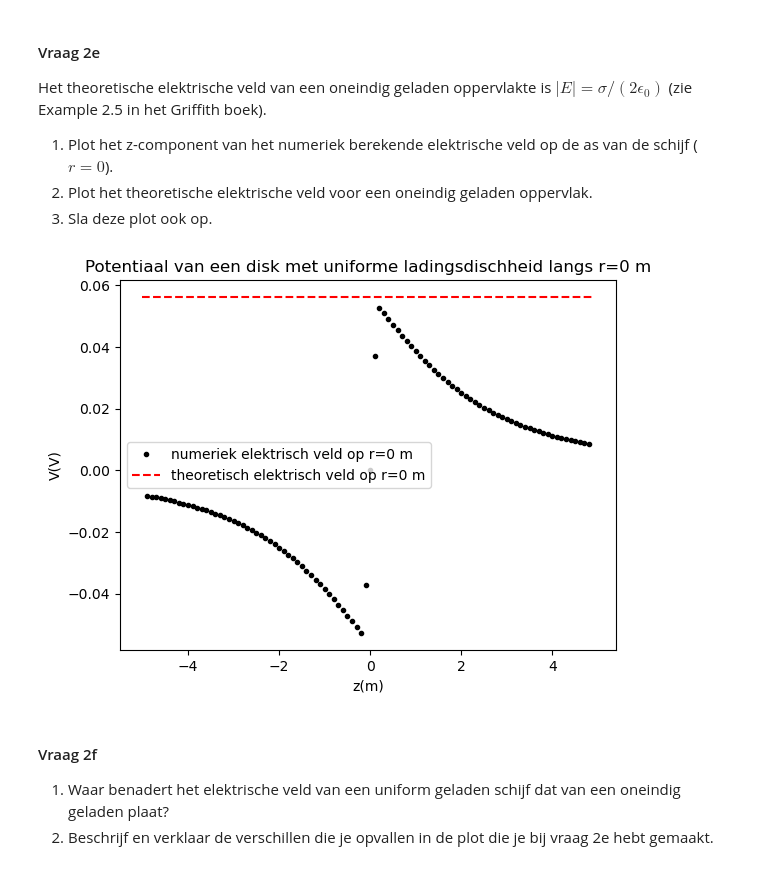
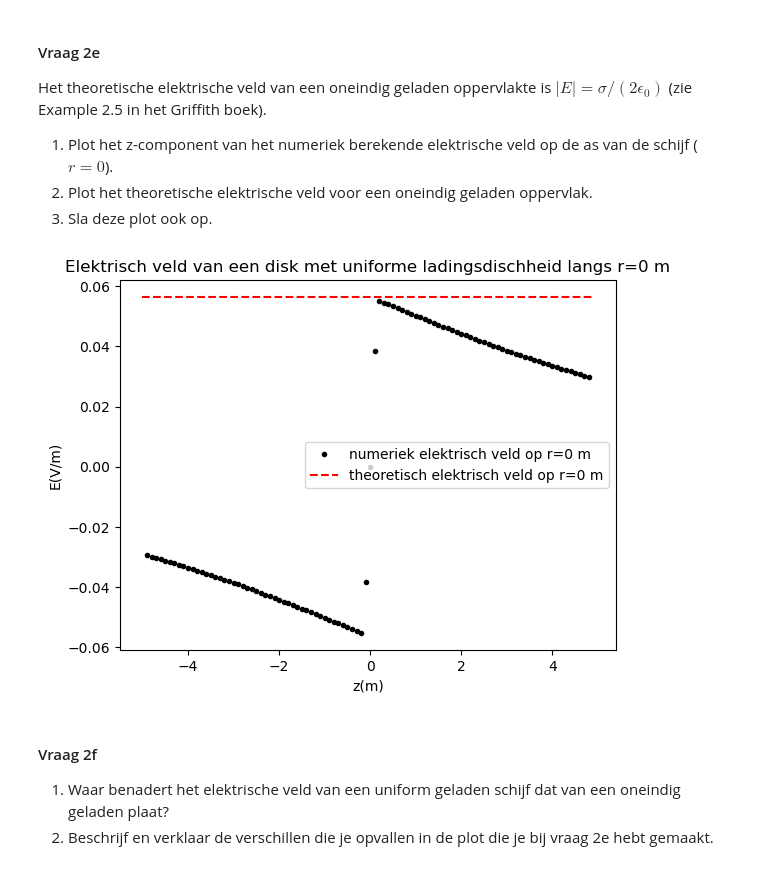
Before and after one commit to beanmachine123/opdrachten-DEF-D, a Jupyter notebook: DigitaleOntwerpopdrachten/1CondensatorOpdracht/CondensatorOntwerpopdracht.ipynb, the cells around one changed output. Cells and saved outputs as stored; diff of their text form; code cells hidden in the pictures.

```diff
--- a/DigitaleOntwerpopdrachten/1CondensatorOpdracht/CondensatorOntwerpopdracht.ipynb
+++ b/DigitaleOntwerpopdrachten/1CondensatorOpdracht/CondensatorOntwerpopdracht.ipynb
@@ -156,7 +156,7 @@ de gevonden exponent is: -1.91 ± 0.02 dit komt niet overeen met de theoretische
 In de code hieronder wordt een geladen schijf gemaakt via het superpositie principe. Dit wordt gedaan door een rooster van punten in de ruimte te creëren, alle punten die voldoen aan $z = 0$ m en $r < R$ krijgen een lading charge_one_point en vanuit hier wordt het potentiaal bepaald. Hier is de $z$-as de as van de schijf en de r as de afstand tot de $z$-as.
 # %%
 # In vraag 2.1 wordt naar deze cel verwezen.
-disk_radius = 3  # (m)
+disk_radius = 9  # (m)
 grid_step = 0.1  # (m)
 z_coord_DISK = 0  # (m) positie van de schijf op de z-as
 inter_charge_distance = grid_step  # (m) afstand tussen punt ladingen
@@ -269,20 +268,20 @@ Het theoretische elektrische veld van een oneindig geladen oppervlakte is $|E| =
 # %%
 def theoretisch_veld_oneidiggeladen_opp(ladingsdichtheid_disk, epsilon0):
     return ladingsdichtheid_disk / (2 * epsilon0)
 
 Ez_slice = Ez[:, idx_r_zero]
 
 plt.figure()
 plt.plot(z_for_E, Ez_slice, "k.", label="numeriek elektrisch veld op r=0 m")
 plt.plot(z, np.ones(len(z)) *theoretisch_veld_oneidiggeladen_opp(ladingsdichtheid_disk, epsilon0), "r--", label="theoretisch elektrisch veld op r=0 m")
 plt.legend()
 plt.xlabel("z(m)")
-plt.ylabel("V(V)")
-plt.title("Potentiaal van een disk met uniforme ladingsdischheid langs r=0 m")
-plt.savefig("E_along_r_zero.png")
+plt.ylabel("E(V/m)")
+plt.title("Elektrisch veld van een disk met uniforme ladingsdischheid langs r=0 m")
+plt.savefig("E_along_r_zero_9m.png")
 plt.show()
 # %% [output]
-[figure, old version]
+[figure, new version]
 # %% [markdown]
 #### Vraag 2f
 1. Waar benadert het elektrische veld van een uniform geladen schijf dat van een oneindig geladen plaat?
```
Also changed, not shown: parts of 5 cells of this notebook, 4 other files.
